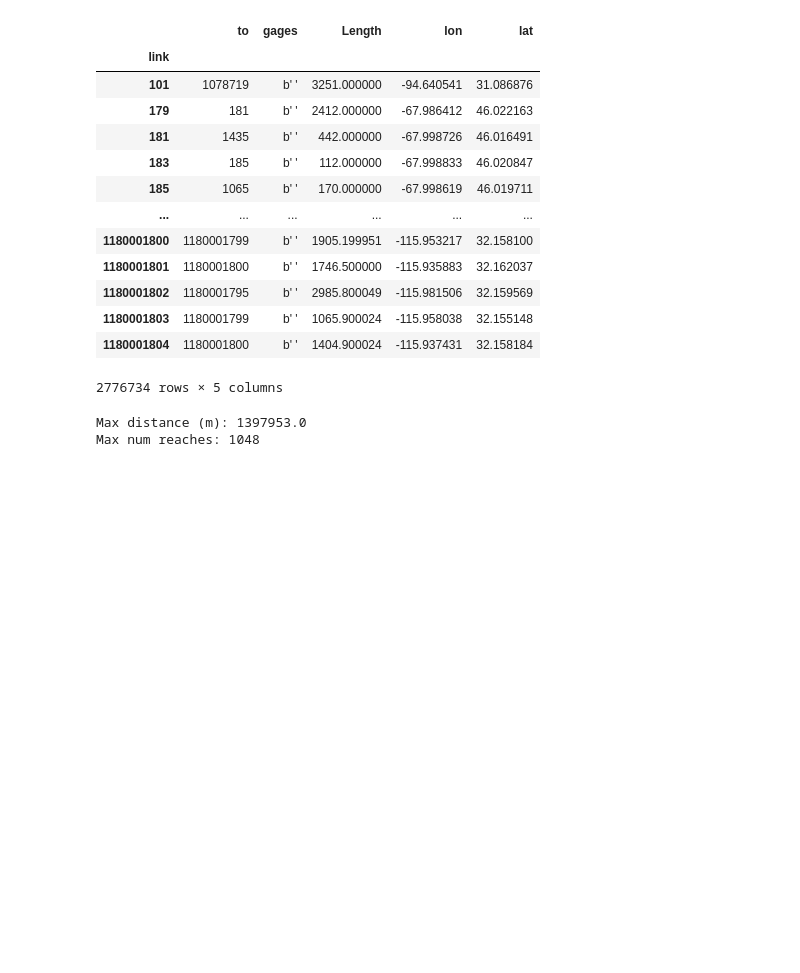
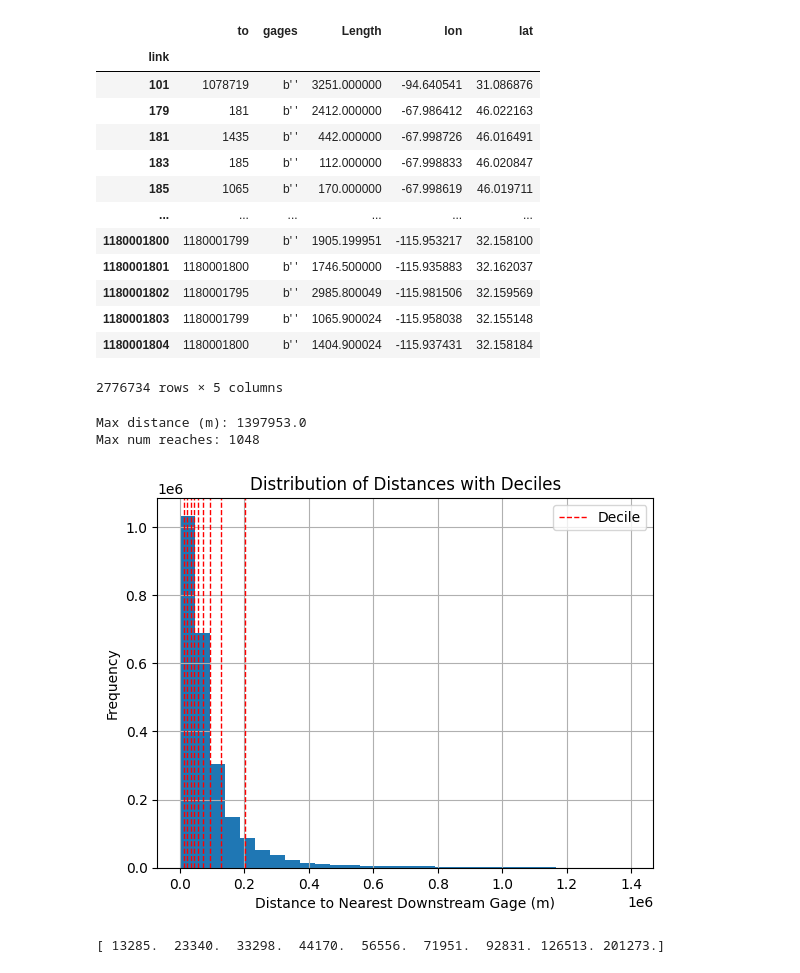
Before and after one commit to AlabamaWaterInstitute/nwm_camels_lstm, a Jupyter notebook: miscellaneous_tools/distance_to_gage.ipynb, the cells around one changed output. Drawn from its saved outputs; the diff is of its cells as text; code cells hidden in the pictures; blank space fills up the shorter version.

Commit message:
cool graphs

```diff
--- a/miscellaneous_tools/distance_to_gage.ipynb
+++ b/miscellaneous_tools/distance_to_gage.ipynb
@@ -152,0 +158,21 @@ Max num reaches: 1048
+# %%
+decile_values = np.quantile(numerical_distances, np.arange(0.1, 1.0, 0.1))
+
+
+plt.hist(numerical_distances, bins=30)
+for d_val in decile_values:
+    plt.axvline(d_val, color='r', linestyle='--', linewidth=1, label='Decile' if d_val == decile_values[0] else "")
+plt.xlabel("Distance to Nearest Downstream Gage (m)")
+plt.ylabel("Frequency")
+plt.title("Distribution of Distances with Deciles")
+plt.legend()
+plt.grid(True)
+
+# Display the plot
+plt.show()
+# %% [output]
+[figure, added]
+# %%
+print(decile_values)
+# %% [output]
+[ 13285.  23340.  33298.  44170.  56556.  71951.  92831. 126513. 201273.]
```
Also changed, not shown: parts of 4 cells of this notebook, 1 other file.
